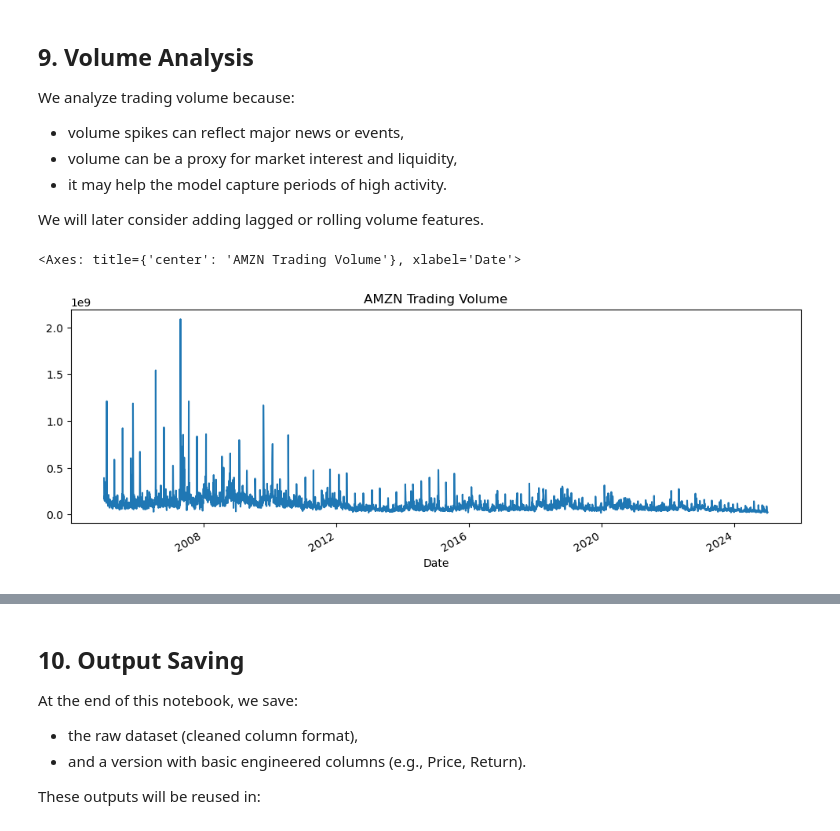
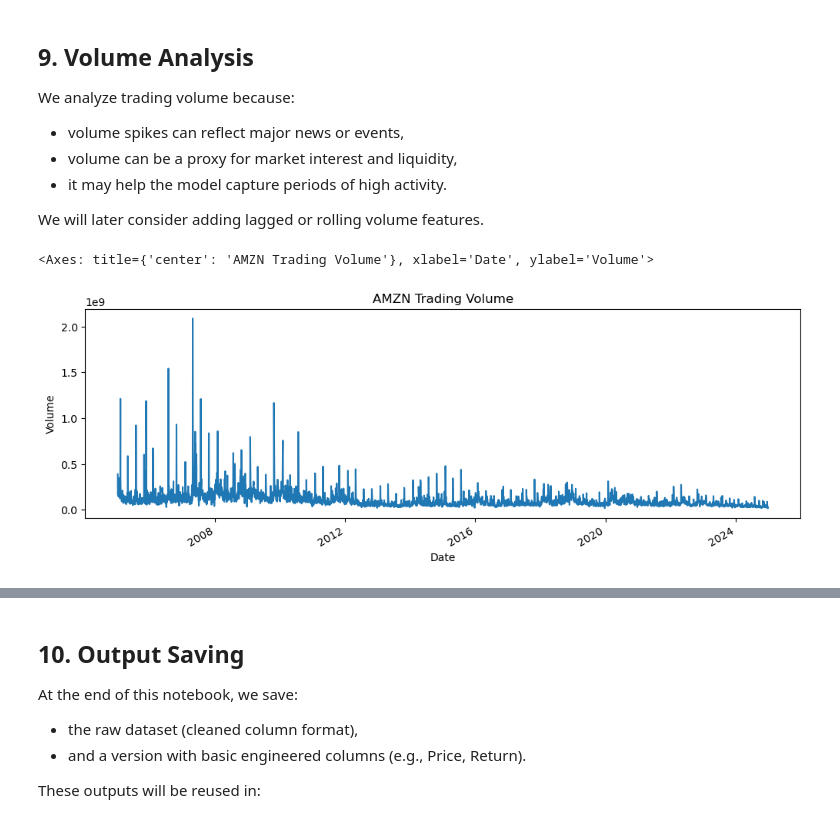
Before and after one commit to EdLac/stock-price-prediction-amazon, a Jupyter notebook: notebooks/01_data_download_and_eda.ipynb, the cells around one changed output, grey strips where cells are left out. Cells and saved outputs as stored; diff of their text form; code cells hidden in the pictures.

```diff
--- a/notebooks/01_data_download_and_eda.ipynb
+++ b/notebooks/01_data_download_and_eda.ipynb
@@ -222,7 +309,7 @@ We analyze trading volume because:
 
 We will later consider adding lagged or rolling volume features.
 # %%
-df["Volume"].plot(figsize=(12,4), title="AMZN Trading Volume")
+df["Volume"].plot(figsize=(12,4), title="AMZN Trading Volume", ylabel="Volume", xlabel="Date")
 # %% [output]
-<Axes: title={'center': 'AMZN Trading Volume'}, xlabel='Date'>
+<Axes: title={'center': 'AMZN Trading Volume'}, xlabel='Date', ylabel='Volume'>
-[figure, old version]
+[figure, new version]
```
Also changed, not shown: parts of 22 cells of this notebook, 1 other file.
